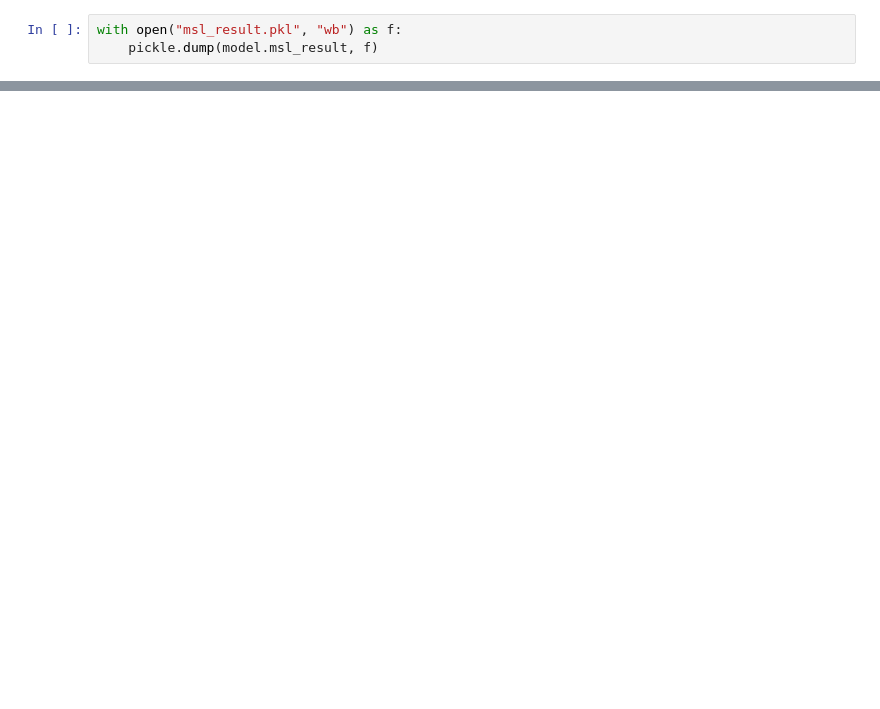
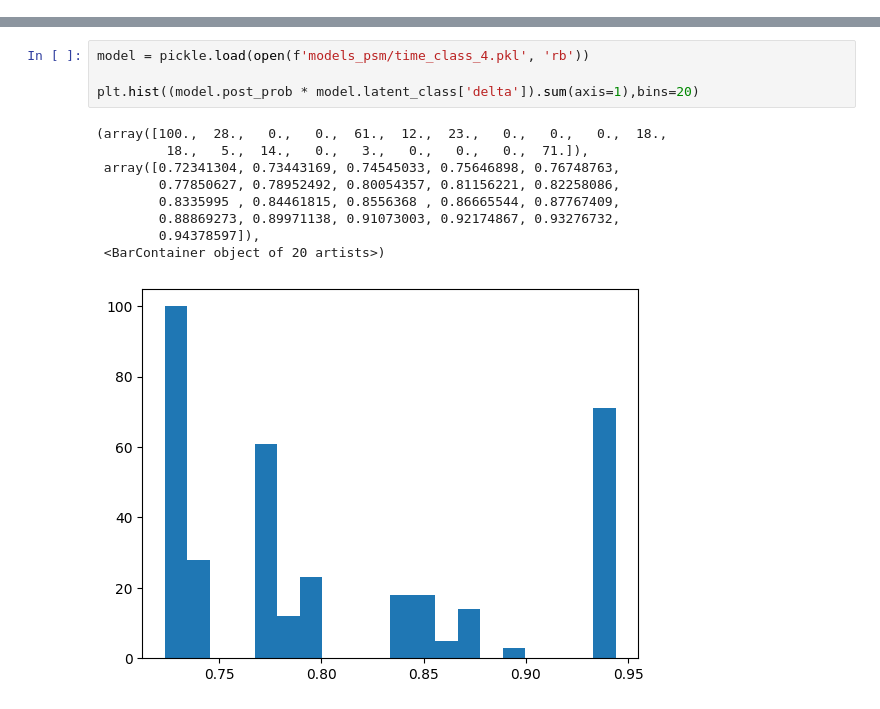
Before and after one commit to zarkwang/staircase, a Jupyter notebook: analysis-PSM.ipynb, the cells around one changed output, grey strips where cells are left out. Drawn from its saved outputs; the diff is of its cells as text; blank space fills up the shorter version.

Commit message:
model estimation

```diff
--- a/analysis-PSM.ipynb
+++ b/analysis-PSM.ipynb
@@ -444,3 +0,0 @@ plt.hist(model.post_prob[:,0])
-# %%
-with open("msl_result.pkl", "wb") as f:
-    pickle.dump(model.msl_result, f)
@@ -454,0 +556,14 @@ with open("msl_result.pkl", "wb") as f:
+# %%
+model = pickle.load(open(f'models_psm/time_class_4.pkl', 'rb'))
+
+plt.hist((model.post_prob * model.latent_class['delta']).sum(axis=1),bins=20)
+# %% [output]
+(array([100.,  28.,   0.,   0.,  61.,  12.,  23.,   0.,   0.,   0.,  18.,
+         18.,   5.,  14.,   0.,   3.,   0.,   0.,   0.,  71.]),
+ array([0.72341304, 0.73443169, 0.74545033, 0.75646898, 0.76748763,
+        0.77850627, 0.78952492, 0.80054357, 0.81156221, 0.82258086,
+        0.8335995 , 0.84461815, 0.8556368 , 0.86665544, 0.87767409,
+        0.88869273, 0.89971138, 0.91073003, 0.92174867, 0.93276732,
+        0.94378597]),
+ <BarContainer object of 20 artists>)
+[figure, added]
```
Also changed, not shown: parts of 59 cells of this notebook, 55 other files.
